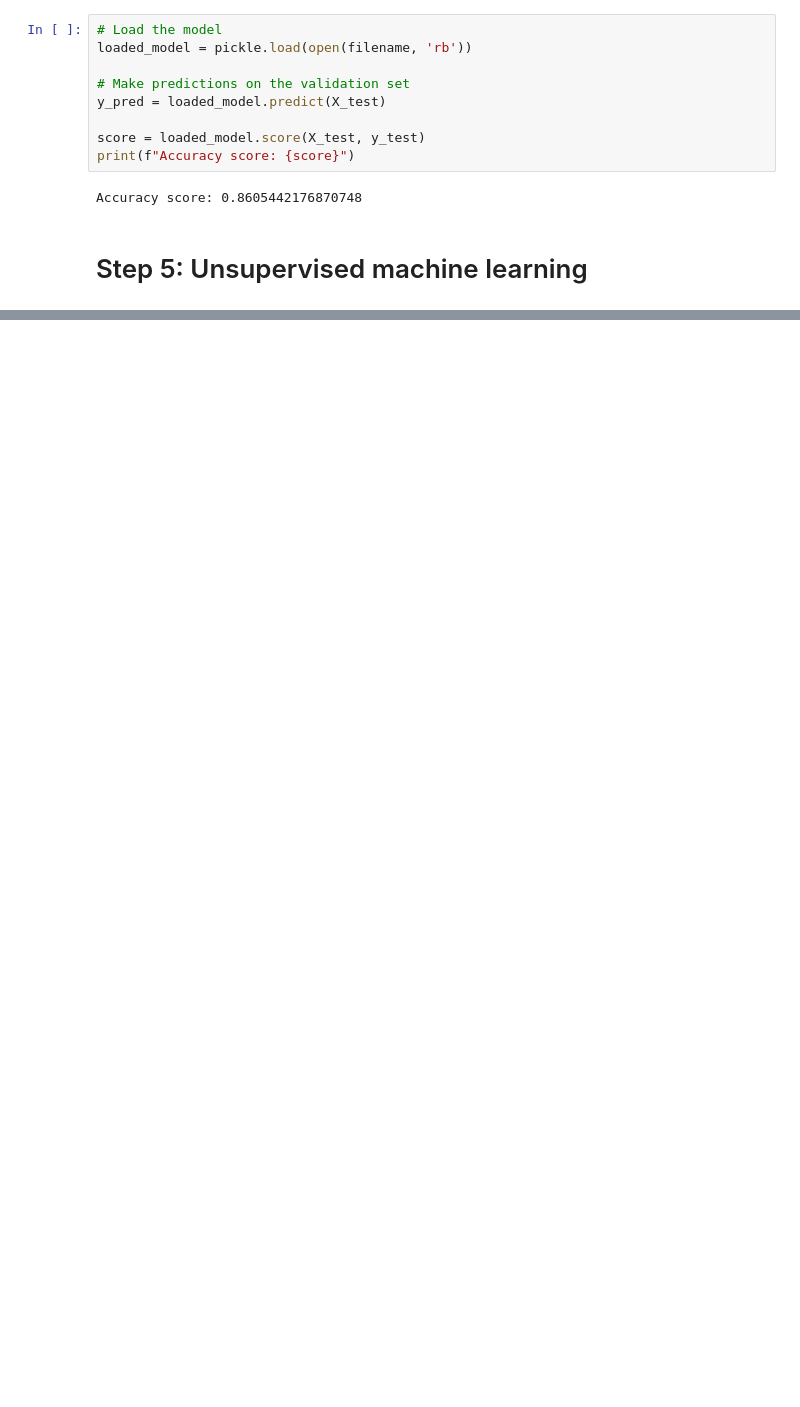
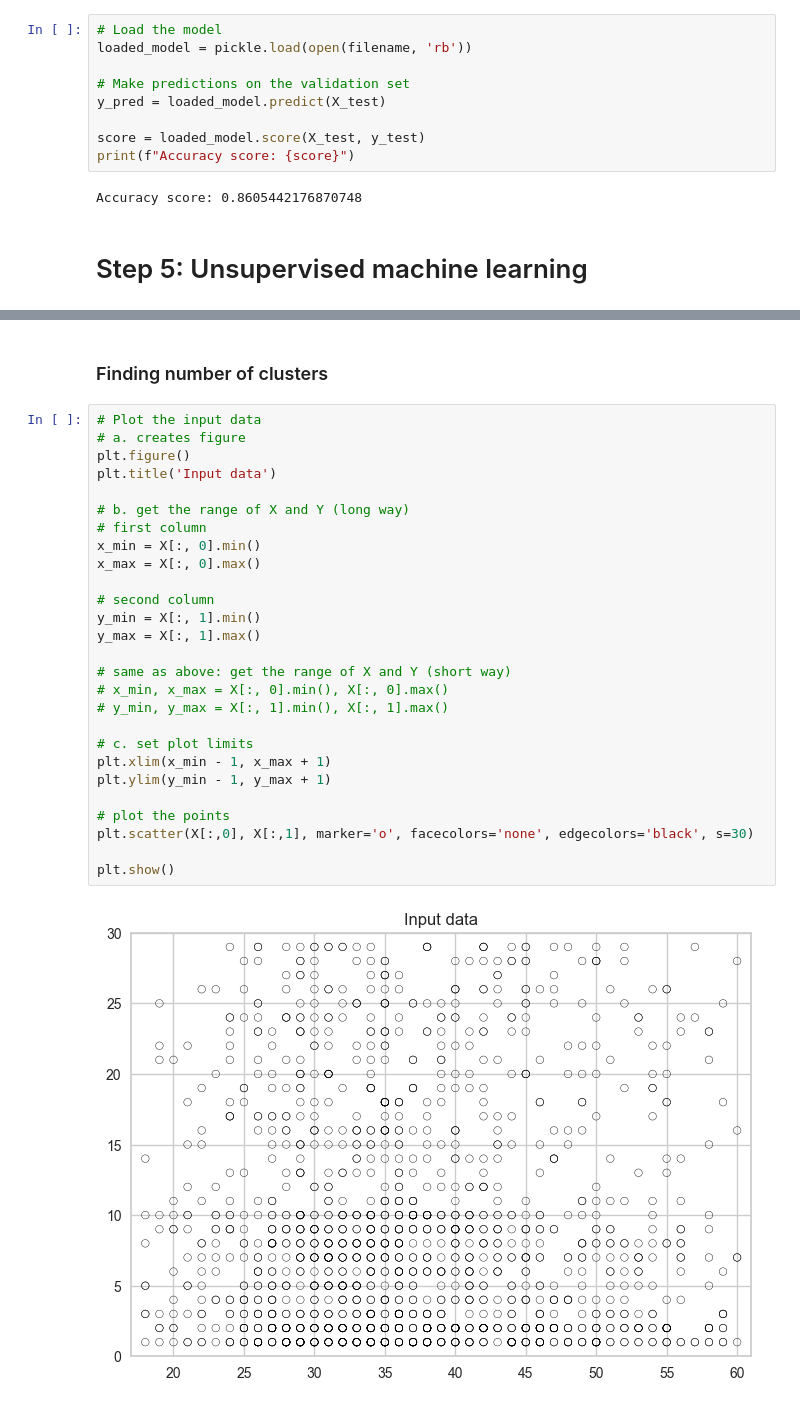
Before and after one commit to Peter537/Dat4-BI-MP4, a Jupyter notebook: attrition.ipynb, the cells around one changed output, grey strips where cells are left out. Drawn from its saved outputs; the diff is of its cells as text; blank space fills up the shorter version.

```diff
--- a/attrition.ipynb
+++ b/attrition.ipynb
@@ -272,3 +268,34 @@ X = cleaned_df.iloc[:, 1:]
+# %% [markdown]
+### Finding number of clusters
+# %%
+# Plot the input data
+# a. creates figure
+plt.figure()
+plt.title('Input data')
+
+# b. get the range of X and Y (long way)
+# first column
+x_min = X[:, 0].min()
+x_max = X[:, 0].max()
+
+# second column
+y_min = X[:, 1].min()
+y_max = X[:, 1].max()
+
+# same as above: get the range of X and Y (short way)
+# x_min, x_max = X[:, 0].min(), X[:, 0].max()
+# y_min, y_max = X[:, 1].min(), X[:, 1].max()
+
+# c. set plot limits
+plt.xlim(x_min - 1, x_max + 1)
+plt.ylim(y_min - 1, y_max + 1)
+
+# plot the points
+plt.scatter(X[:,0], X[:,1], marker='o', facecolors='none', edgecolors='black', s=30)
+
+plt.show()
+# %% [output]
+[figure, added]
 # %%
 distortions = []
 K = range(1, 10)
```
Also changed, not shown: parts of 17 cells of this notebook.
